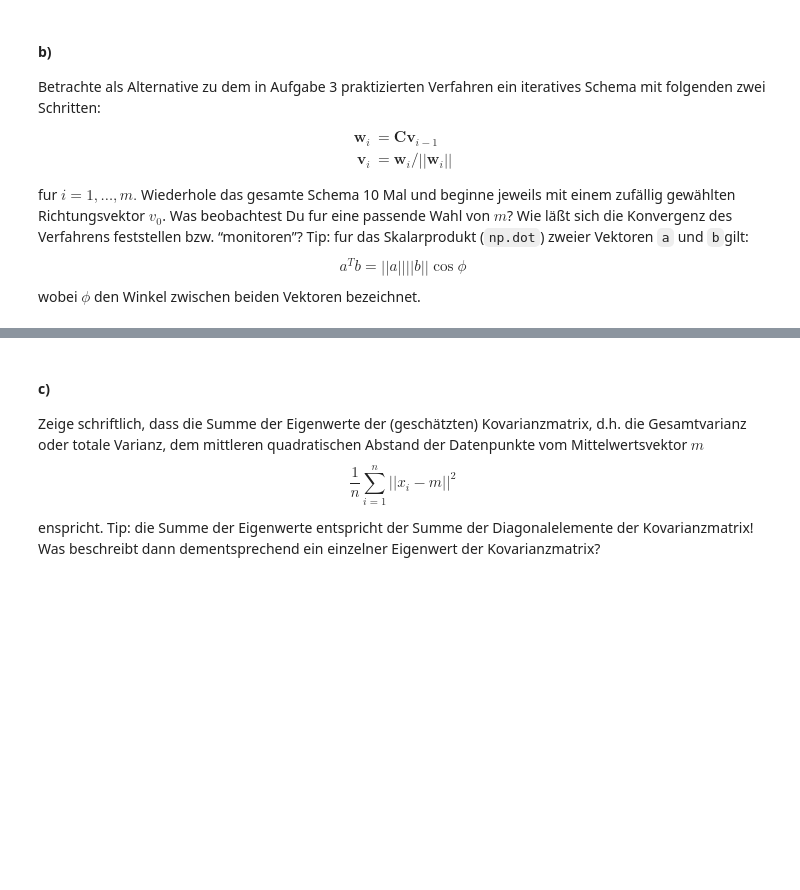
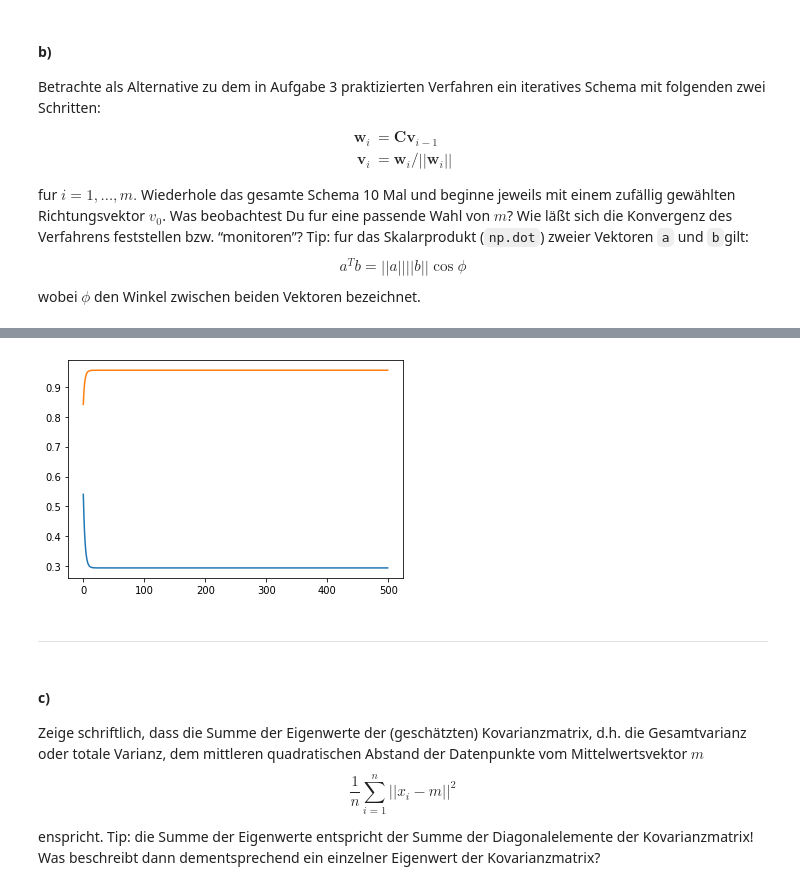
Before and after one commit to RMKruse/DataMiningInDerBioInf, a Jupyter notebook: uebung02/uebung02.ipynb, the cells around one changed output, grey strips where cells are left out. Saved outputs shown, nothing was run; the diff lists cells and outputs as text; code cells hidden in the pictures; blank space fills up the shorter version.

```diff
--- a/uebung02/uebung02.ipynb
+++ b/uebung02/uebung02.ipynb
@@ -30,3 +94,6 @@ $$
     a^T b = ||a|| ||b|| \cos \phi
 $$
 wobei $\phi$ den Winkel zwischen beiden Vektoren bezeichnet.
+# %%
+# C als Covarianz-Matrix
+c_cov_mat = np.cov(x_data_mat, bias=True)
@@ -32,0 +102,18 @@ wobei $\phi$ den Winkel zwischen beiden Vektoren bezeichnet.
+# %%
+# Funktion
+def iter_solve(initial_alpha, covar, iters):
+    # startwert
+    v_list, w_list = [], []
+    v_vec = np.array([np.cos(initial_alpha), np.sin(initial_alpha)])
+    v_vec.reshape(2, 1)
+    v_list.append(v_vec)
+    w_list.append(0)
+    i = 1
+    while i < iters:
+        w_iter = covar @ v_vec
+        v_vec_new = w_iter/np.linalg.norm(w_iter)
+        v_list.append(v_vec_new)
+        w_list.append(w_iter)
+        v_vec = v_vec_new
+        i += 1
+    return v_vec, v_list, w_list
@@ -32,0 +134,12 @@ wobei $\phi$ den Winkel zwischen beiden Vektoren bezeichnet.
+# %%
+# Test wann die Sache konvergiert
+test0, v_0, w_0 = iter_solve(0, covar = c_cov_mat, iters = 500)
+test1, v_1, w_1 = iter_solve(1, covar = c_cov_mat, iters = 500)
+test2, v_2, w_2 = iter_solve(2, covar = c_cov_mat, iters = 500)
+test3, v_3, w_3 = iter_solve(3, covar = c_cov_mat, iters = 500)
+test4, v_4, w_4 = iter_solve(4, covar = c_cov_mat, iters = 500)
+test5, v_5, w_5 = iter_solve(5, covar = c_cov_mat, iters = 500)
+test6, v_6, w_6 = iter_solve(6, covar = c_cov_mat, iters = 500)
+test7, v_7, w_7 = iter_solve(7, covar = c_cov_mat, iters = 500)
+test8, v_8, w_8 = iter_solve(8, covar = c_cov_mat, iters = 500)
+test9, v_9, w_9 = iter_solve(9, covar = c_cov_mat, iters = 500)
@@ -33,3 +159,10 @@ wobei $\phi$ den Winkel zwischen beiden Vektoren bezeichnet.
+# %%
+plot = plt.plot(v_0)
+plt.show()
+# %% [output]
+[figure, added]
+# %% [markdown]
+---
 # %% [markdown]
 #### c)
 
```
Also changed, not shown: parts of 19 cells of this notebook, 35 other files.
